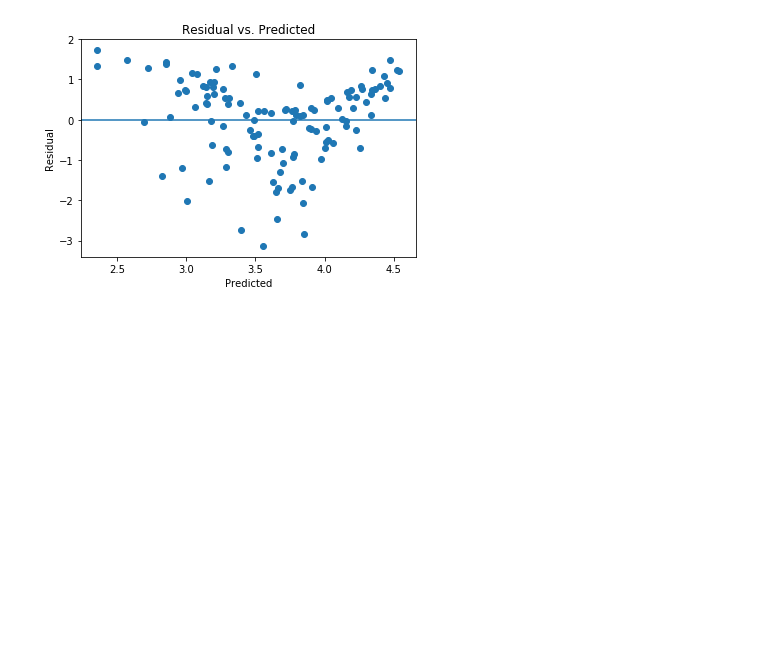
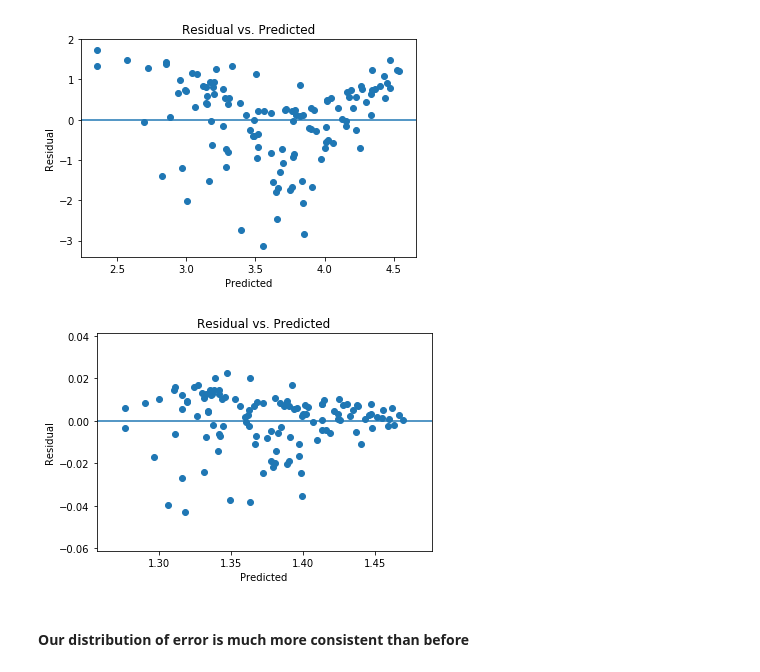
Before and after one commit to efuller11/Thinkful, a Jupyter notebook: Unit 2 Lesson 4 Explanatory power assumptions of linear regression.ipynb, the cells around one changed output. Cells and saved outputs as stored; diff of their text form; code cells hidden in the pictures; blank space fills up the shorter version.

```diff
--- a/Unit 2 Lesson 4 Explanatory power assumptions of linear regression.ipynb
+++ b/Unit 2 Lesson 4 Explanatory power assumptions of linear regression.ipynb
@@ -161,3 +160,20 @@ plt.title('Residual vs. Predicted')
 plt.show()
 # %% [output]
 [figure]
+# %%
+# Transforming sales with square root to hopefully take take of the homoscedasticity problem.
+new_sales = np.sqrt(new_data['Sales'])
+Y = new_sales.values.reshape(-1, 1)
+X = new_data[['TV','Radio','Newspaper']]
+regr.fit(X, Y)
+new_new_pred = regr.predict(X).ravel()
+plt.scatter(new_new_pred, new_residual)
+plt.xlabel('Predicted')
+plt.ylabel('Residual')
+plt.axhline(y=0)
+plt.title('Residual vs. Predicted')
+plt.show()
+# %% [output]
+[figure, added]
+# %% [markdown]
+#### Our distribution of error is much more consistent than before
```
Also changed, not shown: parts of 3 cells of this notebook.
